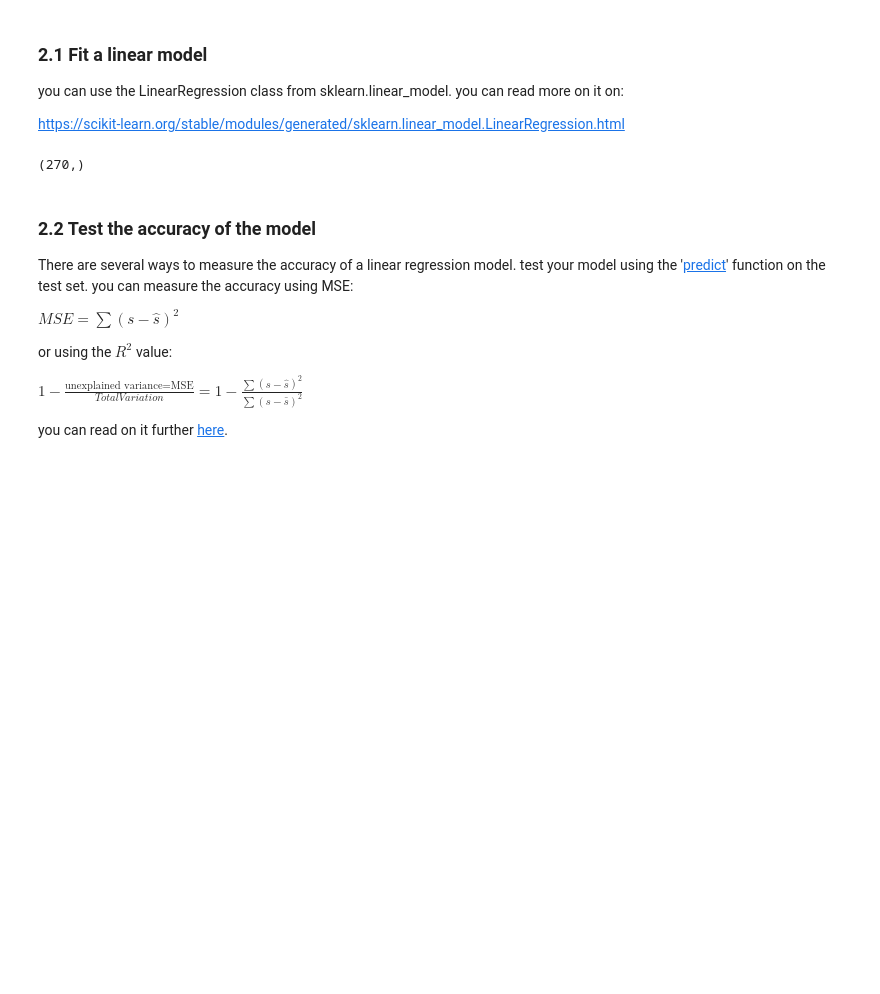
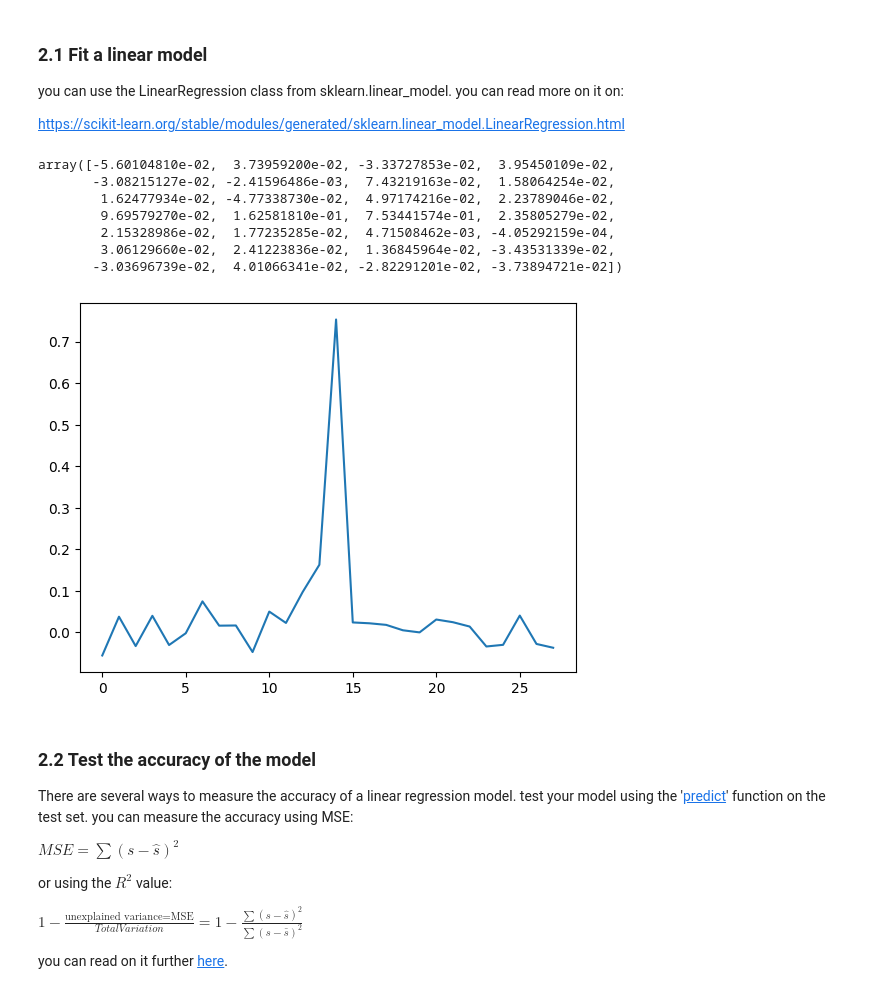
Before and after one commit to yanirMaymon/ML2024, a Jupyter notebook: Ass1/ML_DL_Assignment1.ipynb, the cells around one changed output. Cells and saved outputs as stored; diff of their text form; code cells hidden in the pictures; blank space fills up the shorter version.

```diff
--- a/Ass1/ML_DL_Assignment1.ipynb
+++ b/Ass1/ML_DL_Assignment1.ipynb
@@ -189,17 +189,21 @@ The first task you are going to tackle is Linear regression. In this task we wil
 # %%
 from sklearn.linear_model import LinearRegression
 
 reg = LinearRegression()
 
 # Insert your code here
-
-train_x_tag = np.hstack([train_x, np.ones([train_x.shape[0], 1])])
-linear_model = LinearRegression().fit(train_x_tag, train_s)
-linear_model_2 = LinearRegression().fit(train_x, train_s)
+LM = reg.fit(train_x, train_s)
+plt.plot(LM.coef_)
+LM.coef_
+# %% [output]
+array([-5.60104810e-02,  3.73959200e-02, -3.33727853e-02,  3.95450109e-02,
+       -3.08215127e-02, -2.41596486e-03,  7.43219163e-02,  1.58064254e-02,
+        1.62477934e-02, -4.77338730e-02,  4.97174216e-02,  2.23789046e-02,
+        9.69579270e-02,  1.62581810e-01,  7.53441574e-01,  2.35805279e-02,
+        2.15328986e-02,  1.77235285e-02,  4.71508462e-03, -4.05292159e-04,
+        3.06129660e-02,  2.41223836e-02,  1.36845964e-02, -3.43531339e-02,
+       -3.03696739e-02,  4.01066341e-02, -2.82291201e-02, -3.73894721e-02])
+[figure, added]
-# %%
-np.matmul(train_x_tag, linear_model.coef_).shape
-# %% [output]
-(270,)
 # %% [markdown]
 ### 2.2 Test the accuracy of the model
 There are several ways to measure the accuracy of a linear regression model. test your model using the '[predict](https://scikit-learn.org/stable/modules/generated/sklearn.linear_model.LinearRegression.html)' function on the test set. you can measure the accuracy using MSE:
```
Also changed, not shown: parts of 6 cells of this notebook.
